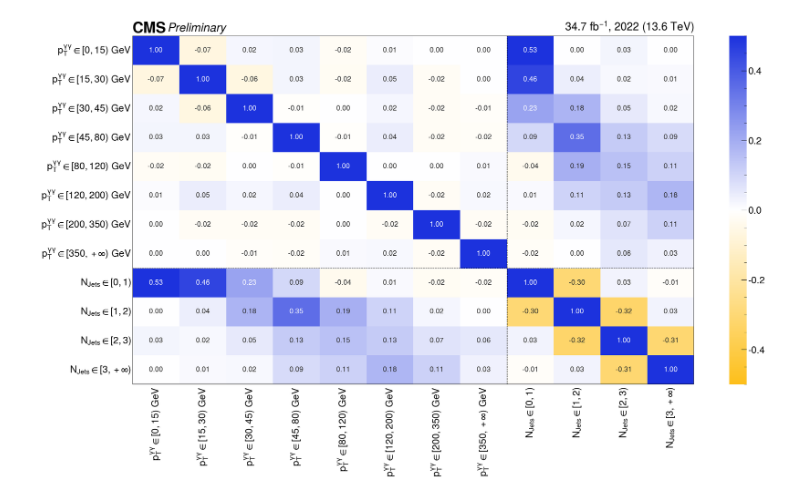
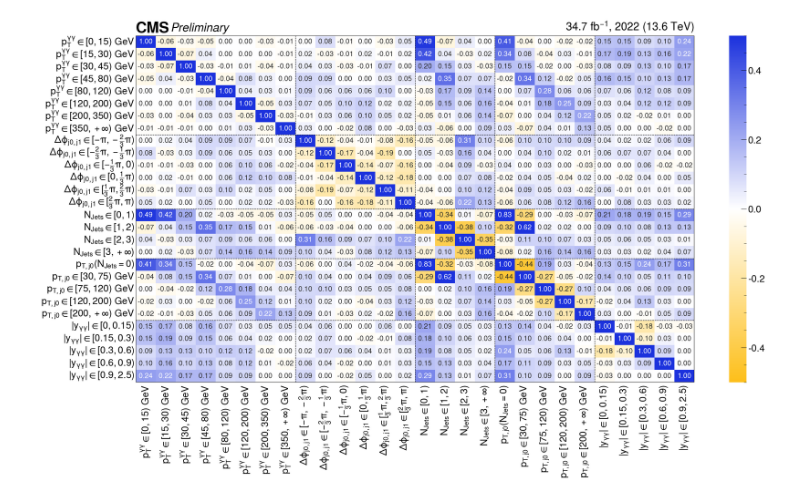
Before and after one commit to JaLuka98/flashggFinalFit, a Jupyter notebook: Replicas/corr_matrix/corr_matrix_simultan.ipynb, the cells around one changed output. Saved outputs shown, nothing was run; the diff lists cells and outputs as text; code cells hidden in the pictures.

Commit message:
Changing to bootstrap only

```diff
--- a/Replicas/corr_matrix/corr_matrix_simultan.ipynb
+++ b/Replicas/corr_matrix/corr_matrix_simultan.ipynb
@@ -301,0 +371,13 @@ Trimming values:  -5.200686403618044 9.334540114437239
+# %%
+# Load DPhiJ0J1 toys
+variable = "DPhiJ0J1"
+
+main_dir = os.path.join(sample_dir, variable+"_RandomizeAux_separateDatasets", "Combine", f"runFits_{variable}")
+# main_dir = os.path.join(sample_dir, variable, "Combine", f"runFits_{variable}")
+# toyDir = os.path.join(main_dir, "toyFit")
+toyDir = os.path.join(main_dir, "bootstrapFit")
+
+poi_list_DPhiJ0J1 = ["r_DPhiJ0J1_m3p1416_m2p0944", "r_DPhiJ0J1_m2p0944_m1p0472", "r_DPhiJ0J1_m1p0472_0p0", "r_DPhiJ0J1_0p0_1p0472", "r_DPhiJ0J1_1p0472_2p0944", "r_DPhiJ0J1_2p0944_3p1416"]
+
+pois_untrimmed_DPhiJ0J1 = create_json_untrimmed_per_variable(variable, toyDir, poi_list_DPhiJ0J1)
+pois_DPhiJ0J1 = create_json_trimmed(variable, toyDir, pois_untrimmed_DPhiJ0J1, poi_list_DPhiJ0J1, subfolder_=f"SL_{variable}")
@@ -302,8 +390,9 @@ Trimming values:  -5.200686403618044 9.334540114437239
 # %%
 df_PTH = pd.DataFrame(pois_PTH)
 df_NJ = pd.DataFrame(pois_NJ)
-# df_PTJ0 = pd.DataFrame(pois_PTJ0)
-# df_rapidity = pd.DataFrame(pois_rapidity)
+df_PTJ0 = pd.DataFrame(pois_PTJ0)
+df_DPhiJ0J1 = pd.DataFrame(pois_DPhiJ0J1)
+df_rapidity = pd.DataFrame(pois_rapidity)
 # %%
 df_PTH_untrimmed = pd.DataFrame(pois_untrimmed_PTH)
 df_NJ_untrimmed = pd.DataFrame(pois_untrimmed_NJ)
@@ -322,29 +411,29 @@ mask_pth = (df_PTH != -999).all(axis=1)
 mask_nj = (df_NJ != -999).all(axis=1)
 
 # # Mask for df_PTJ0 (True = valid, False = -999)
-# mask_ptj0 = (df_PTJ0 != -999).all(axis=1)
+mask_ptj0 = (df_PTJ0 != -999).all(axis=1)
 
 # # Mask for df_DPhiJ0J1 (True = valid, False = -999)
-# mask_DPhiJ0J1 = (df_DPhiJ0J1 != -999).all(axis=1)
+mask_DPhiJ0J1 = (df_DPhiJ0J1 != -999).all(axis=1)
 
 # # Mask for df_rapidity (True = valid, False = -999)
-# mask_rapidity = (df_rapidity != -999).all(axis=1)
+mask_rapidity = (df_rapidity != -999).all(axis=1)
 
 # Combined mask (keep only rows valid in BOTH DataFrames)
-# valid_rows = mask_pth & mask_nj & mask_ptj0 & mask_DPhiJ0J1 & mask_rapidity
-valid_rows = mask_pth & mask_nj
+valid_rows = mask_pth & mask_nj & mask_ptj0 & mask_DPhiJ0J1 & mask_rapidity
+# valid_rows = mask_pth & mask_nj & mask_rapidity
 
 # --- Step 2: Filter DataFrames ---
 df_PTH_clean = df_PTH[valid_rows]
 df_NJ_clean = df_NJ[valid_rows]
-# df_PTJ0_clean = df_PTJ0[valid_rows]
-# df_DPhiJ0J1_clean = df_DPhiJ0J1[valid_rows]
-# df_rapidity_clean = df_rapidity[valid_rows]
+df_PTJ0_clean = df_PTJ0[valid_rows]
+df_DPhiJ0J1_clean = df_DPhiJ0J1[valid_rows]
+df_rapidity_clean = df_rapidity[valid_rows]
 
 # --- Step 3: Compute Correlation Matrix ---
 # Combine columns (now aligned and cleaned)
-# df_combined = pd.concat([df_PTH_clean, df_DPhiJ0J1_clean, df_NJ_clean, df_PTJ0_clean, df_rapidity_clean], axis=1)
-df_combined = pd.concat([df_PTH_clean, df_NJ_clean], axis=1)
+df_combined = pd.concat([df_PTH_clean, df_DPhiJ0J1_clean, df_NJ_clean, df_PTJ0_clean, df_rapidity_clean], axis=1)
+# df_combined = pd.concat([df_PTH_clean, df_NJ_clean, df_rapidity_clean], axis=1)
 # df_combined = pd.concat([df_PTH_clean, df_PTJ0_clean, df_NJ_clean], axis=1)
 
 
@@ -435,37 +524,37 @@ ax.tick_params(
     left=False,       # remove left ticks
     right=False,      # remove right ticks
     labelbottom=True, # keep labels if you want
     labelleft=True    # keep labels if you want
 )
 
 # Get the number of rows and columns
 n_rows, n_cols = modified_corr_matrix.shape
 
 # Add rectangle around the whole heatmap to complete the outer box
 rect = Rectangle(
     (0, 0),          # bottom left corner
     width=n_cols,    # number of columns
     height=n_rows,   # number of rows
     fill=False,      # no fill, just the edge
     edgecolor='black',
     linewidth=1.5
 )
 ax.add_patch(rect)
 
 # Define group boundaries (between variable blocks)
-group_boundaries = [8, 12, 17, 23]  # Example indices between variable blocks # 8, 14, 18, 23
+group_boundaries = [8, 14, 18, 23]  # Example indices between variable blocks # 8, 12, 17, 23
 
 # Draw thick lines between groups
 for boundary in group_boundaries:
     ax.axhline(boundary, color='black', linewidth=1, linestyle='--')
     ax.axvline(boundary, color='black', linewidth=1, linestyle='--')
 
-plt.savefig(os.path.join(plot_dir, "correlation_matrix.pdf"), bbox_inches='tight')
-plt.savefig(os.path.join(plot_dir, "correlation_matrix.png"), bbox_inches='tight')
+plt.savefig(os.path.join(plot_dir, "correlation_matrix_obs.pdf"), bbox_inches='tight')
+plt.savefig(os.path.join(plot_dir, "correlation_matrix_obs.png"), bbox_inches='tight')
 
 # plt.close()
 # %% [output]
-[figure, old version]
+[figure, new version]
 # %%
 # Try applying the third moments
 
```
Also changed, not shown: parts of 10 cells of this notebook, 1 other file.
